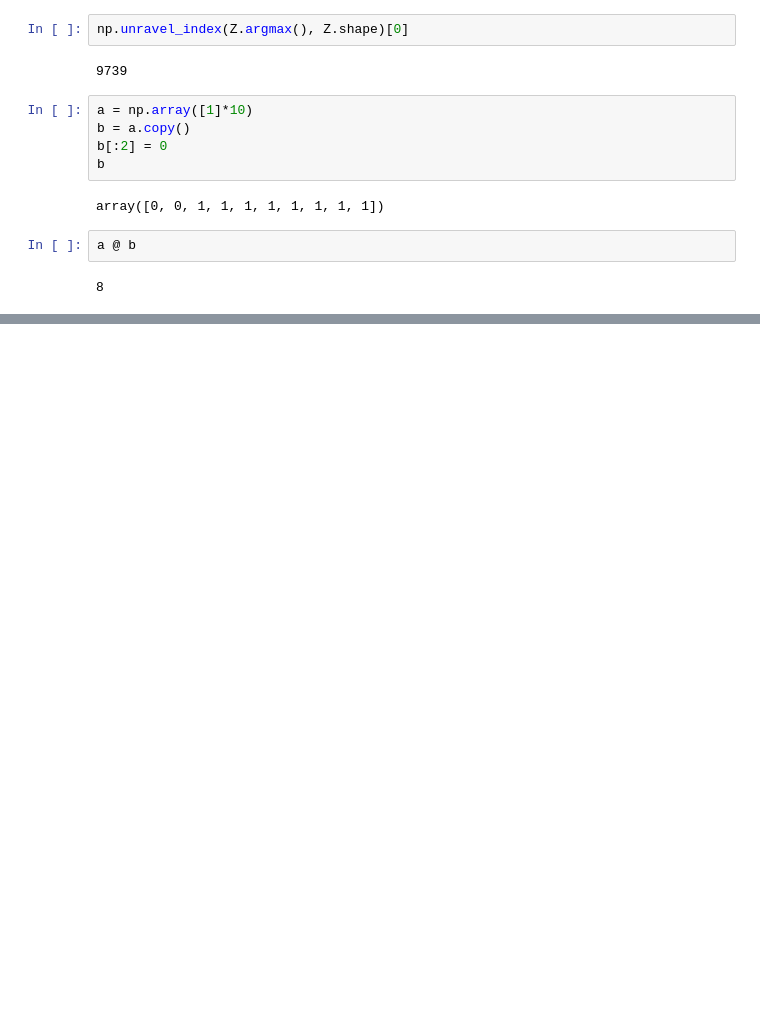
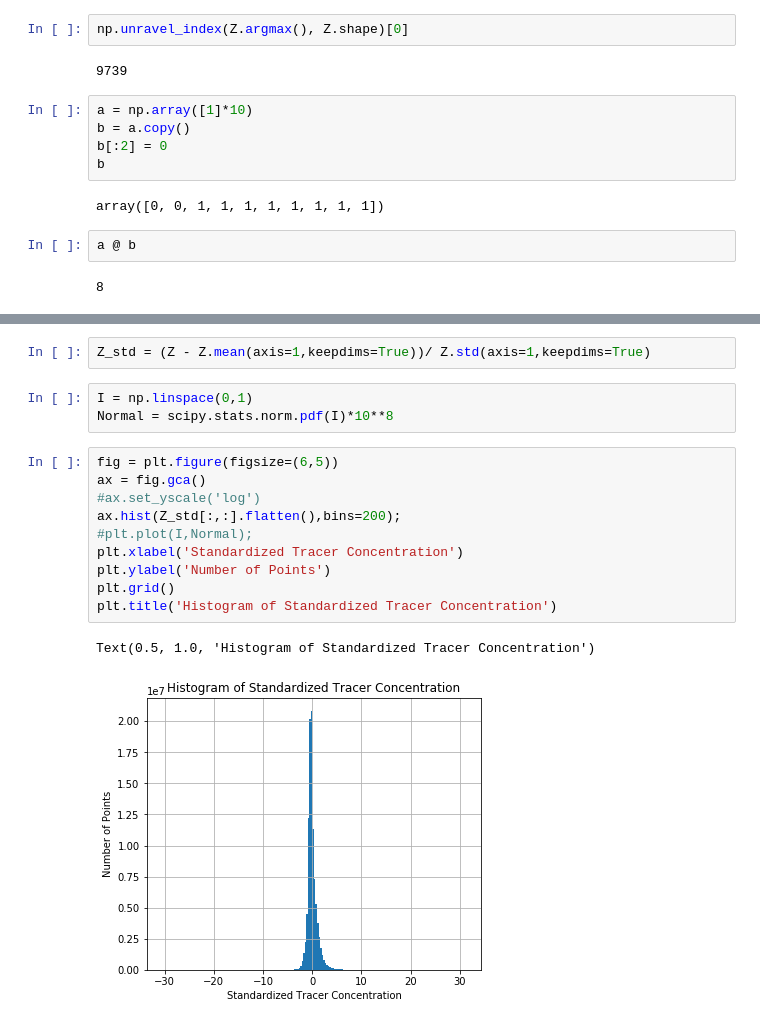
Before and after one commit to adrianlwn/MScProject_OptSensors_GP, a Jupyter notebook: Preprocessing.ipynb, the cells around one changed output, grey strips where cells are left out. Drawn from its saved outputs; the diff is of its cells as text; blank space fills up the shorter version.

```diff
--- a/Preprocessing.ipynb
+++ b/Preprocessing.ipynb
@@ -167,0 +192,18 @@ a @ b
+# %%
+Z_std = (Z - Z.mean(axis=1,keepdims=True))/ Z.std(axis=1,keepdims=True)
+# %%
+I = np.linspace(0,1)
+Normal = scipy.stats.norm.pdf(I)*10**8
+# %%
+fig = plt.figure(figsize=(6,5))
+ax = fig.gca()
+#ax.set_yscale('log')
+ax.hist(Z_std[:,:].flatten(),bins=200);
+#plt.plot(I,Normal);
+plt.xlabel('Standardized Tracer Concentration')
+plt.ylabel('Number of Points')
+plt.grid()
+plt.title('Histogram of Standardized Tracer Concentration')
+# %% [output]
+Text(0.5, 1.0, 'Histogram of Standardized Tracer Concentration')
+[figure, added]
```
Also changed, not shown: parts of 6 cells of this notebook, 38 other files.
